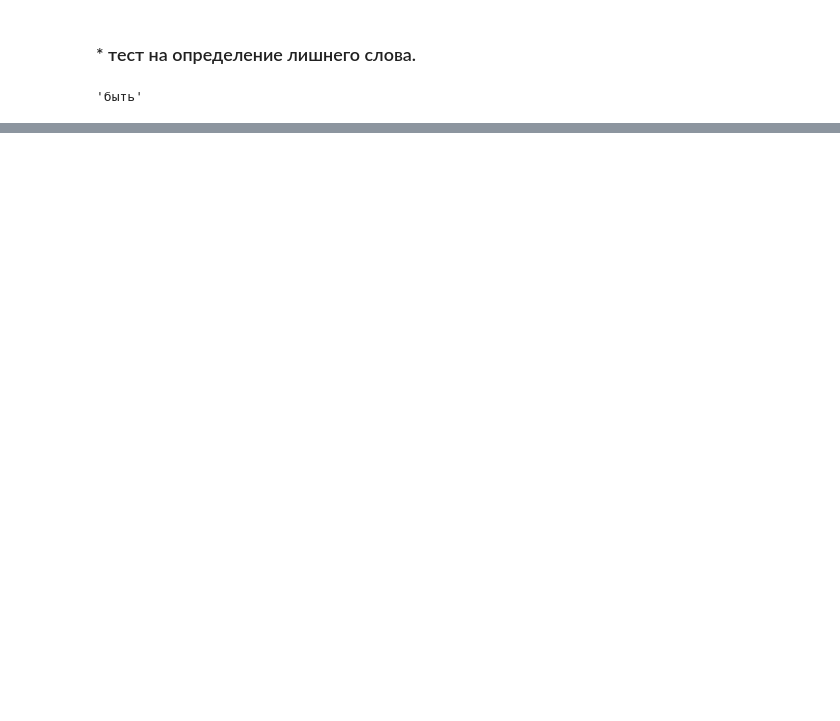
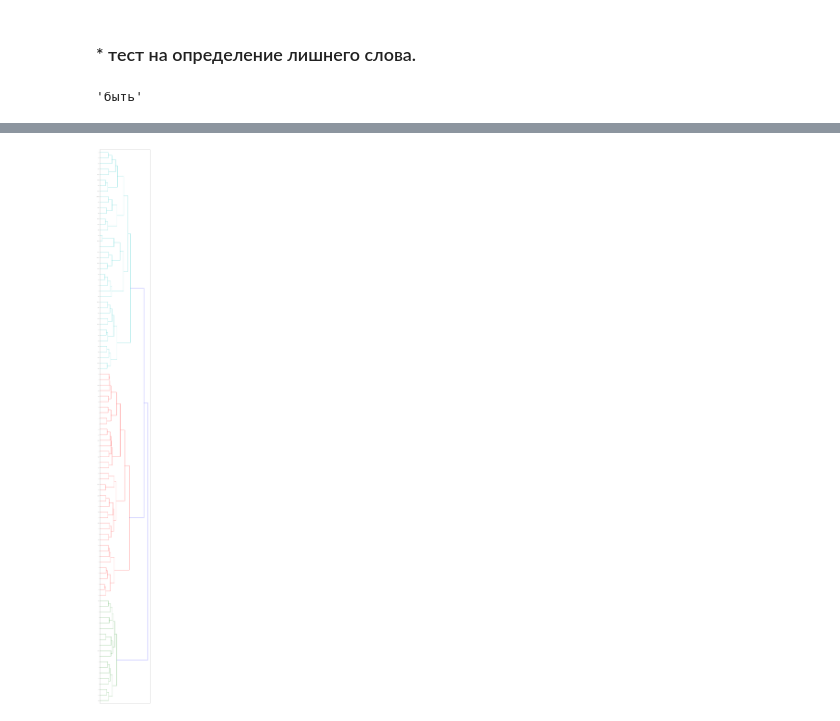
Before and after one commit to smayluk/ds-tasks, a Jupyter notebook: 53_NLP/HW2.ipynb, the cells around one changed output, grey strips where cells are left out. Saved outputs shown, nothing was run; the diff lists cells and outputs as text; code cells hidden in the pictures; blank space fills up the shorter version.

```diff
--- a/53_NLP/HW2.ipynb
+++ b/53_NLP/HW2.ipynb
@@ -109,4 +91,5 @@ for i in range(len(df)):
 # %% [markdown]
 лемматезируем
 # %%
+sentences = [words_only(sentence) for sentence in sentences]
 sentences = [lemmatize(sentence) for sentence in sentences]
@@ -163,0 +154,9 @@ model.doesnt_match("карта счет банк быть".split())
+# %%
+top_words = []
+from nltk import FreqDist
+fd = FreqDist()
+for text in texts:
+    fd.update(text)
+for i in fd.most_common(100):
+    top_words.append(i[0])
+print(top_words)
@@ -163,0 +165,2 @@ model.doesnt_match("карта счет банк быть".split())
+# %%
+top_words_vec = model[top_words]
@@ -163,0 +205,21 @@ model.doesnt_match("карта счет банк быть".split())
+# %%
+from sklearn.metrics.pairwise import cosine_similarity
+dist = 1 - cosine_similarity(top_words_vec)
+# %%
+from scipy.cluster.hierarchy import  ward, dendrogram
+
+linkage_matrix = ward(dist)
+
+fig, ax = plt.subplots(figsize=(10, 100))
+ax = dendrogram(linkage_matrix, orientation="right", labels=top_words);
+
+plt.tick_params(\
+    axis= 'x',          # changes apply to the x-axis
+    which='both',      # both major and minor ticks are affected
+    bottom='off',      # ticks along the bottom edge are off
+    top='off',         # ticks along the top edge are off
+    labelbottom='off')
+
+plt.tight_layout()
+# %% [output]
+[figure, added]
```
Also changed, not shown: parts of 17 cells of this notebook.
